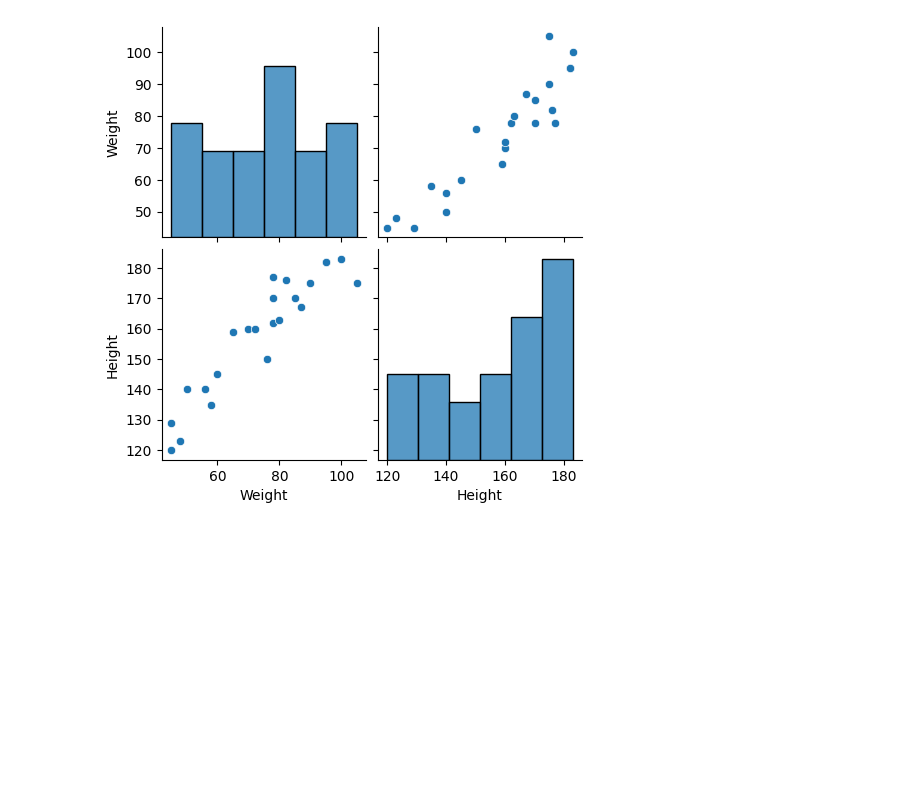
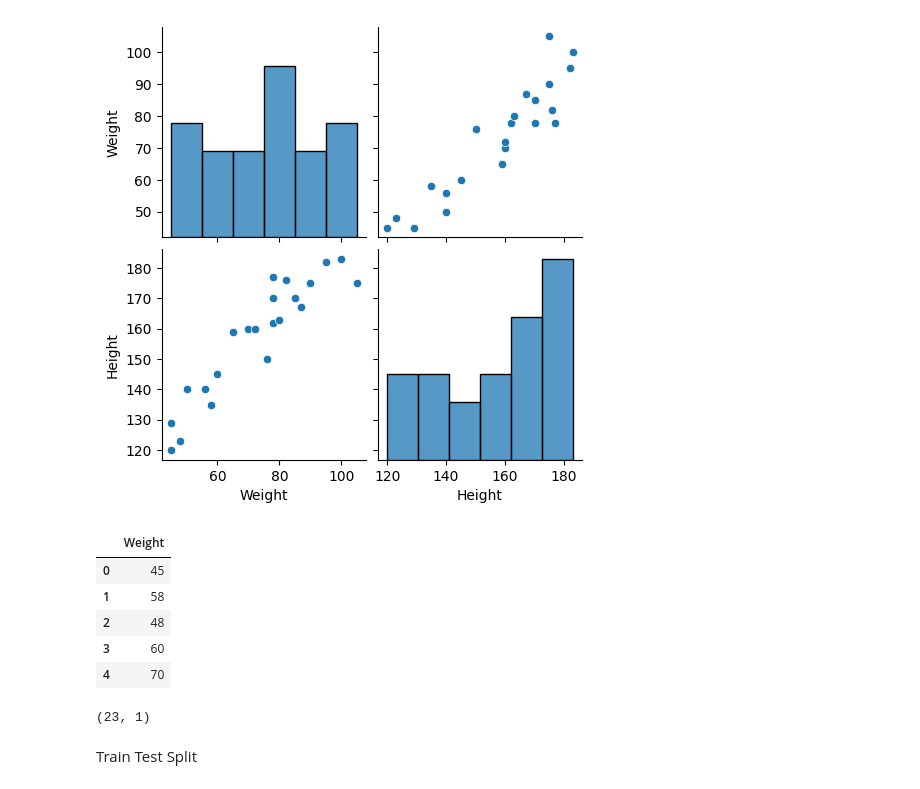
Before and after one commit to ssjha210/mlalgos-practice, a Jupyter notebook: 01_Simple_LInear_Regression/notebook.ipynb, the cells around one changed output. Saved outputs shown, nothing was run; the diff lists cells and outputs as text; code cells hidden in the pictures; blank space fills up the shorter version.

```diff
--- a/01_Simple_LInear_Regression/notebook.ipynb
+++ b/01_Simple_LInear_Regression/notebook.ipynb
@@ -35,3 +35,22 @@ sns.pairplot(df)
 # %% [output]
 <seaborn.axisgrid.PairGrid at 0x...>
 [figure]
+# %%
+# Independent and Dependent Features
+X = df[['Weight']]  # Independent feature should be in 2D array
+y = df['Height']   # Dependent feature can be in 1D array
+# %%
+X.head(5)
+# %% [output]
+|  | Weight |
+| 0 | 45 |
+| 1 | 58 |
+| 2 | 48 |
+| 3 | 60 |
+| 4 | 70 |
+# %%
+np.array(X).shape
+# %% [output]
+(23, 1)
+# %% [markdown]
+Train Test Split
```
Also changed, not shown: parts of 3 cells of this notebook.
